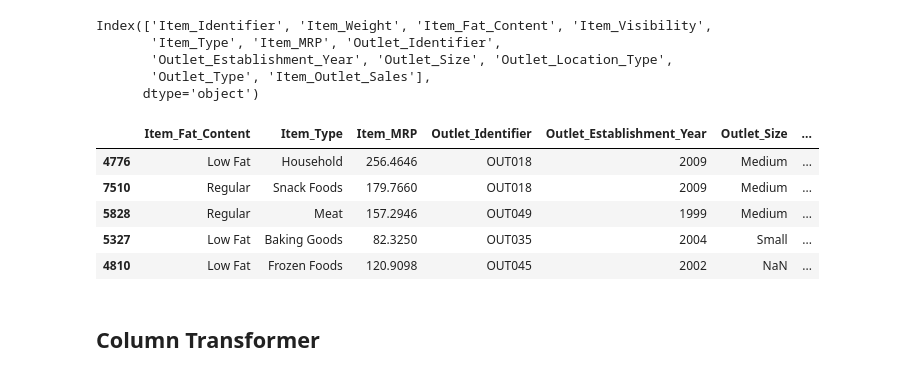
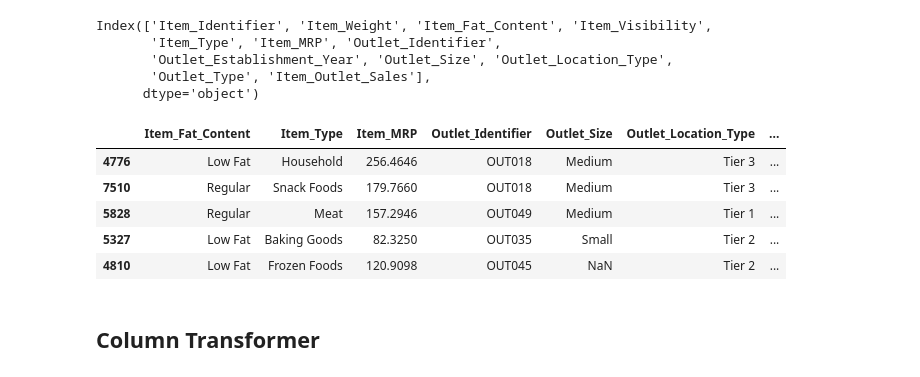
Before and after one commit to YoungVoid/Prediction-of-Product-Sales, a Jupyter notebook: Prediction_of_Product_Sales.ipynb, the cells around one changed output. Drawn from its saved outputs; the diff is of its cells as text; code cells hidden in the pictures.

```diff
--- a/Prediction_of_Product_Sales.ipynb
+++ b/Prediction_of_Product_Sales.ipynb
@@ -1306,20 +1298,20 @@ Index(['Item_Identifier', 'Item_Weight', 'Item_Fat_Content', 'Item_Visibility',
 # %%
 # Define the Target
 y = df_sales_preprocessing['Item_Outlet_Sales']
 
 # Define the Features
-X = df_sales_preprocessing.drop(columns=['Item_Identifier', 'Item_Weight', 'Item_Visibility'])
+X = df_sales_preprocessing.drop(columns=['Item_Identifier', 'Item_Weight', 'Item_Visibility', 'Outlet_Establishment_Year'])
 
 # Train-Test-Split
 X_train, X_test, y_train, y_test = train_test_split(X, y, random_state=42)
 X_train.head()
 # %% [output]
-|  | Item_Fat_Content | Item_Type | Item_MRP | Outlet_Identifier | Outlet_Establishment_Year | Outlet_Size | ... |
-| 4776 | Low Fat | Household | 256.4646 | OUT018 | 2009 | Medium | ... |
-| 7510 | Regular | Snack Foods | 179.7660 | OUT018 | 2009 | Medium | ... |
-| 5828 | Regular | Meat | 157.2946 | OUT049 | 1999 | Medium | ... |
-| 5327 | Low Fat | Baking Goods | 82.3250 | OUT035 | 2004 | Small | ... |
-| 4810 | Low Fat | Frozen Foods | 120.9098 | OUT045 | 2002 | NaN | ... |
+|  | Item_Fat_Content | Item_Type | Item_MRP | Outlet_Identifier | Outlet_Size | Outlet_Location_Type | ... |
+| 4776 | Low Fat | Household | 256.4646 | OUT018 | Medium | Tier 3 | ... |
+| 7510 | Regular | Snack Foods | 179.7660 | OUT018 | Medium | Tier 3 | ... |
+| 5828 | Regular | Meat | 157.2946 | OUT049 | Medium | Tier 1 | ... |
+| 5327 | Low Fat | Baking Goods | 82.3250 | OUT035 | Small | Tier 2 | ... |
+| 4810 | Low Fat | Frozen Foods | 120.9098 | OUT045 | NaN | Tier 2 | ... |
 # %% [markdown]
 ## Column Transformer
 # %% [markdown]
```
Also changed, not shown: parts of 42 cells of this notebook.
